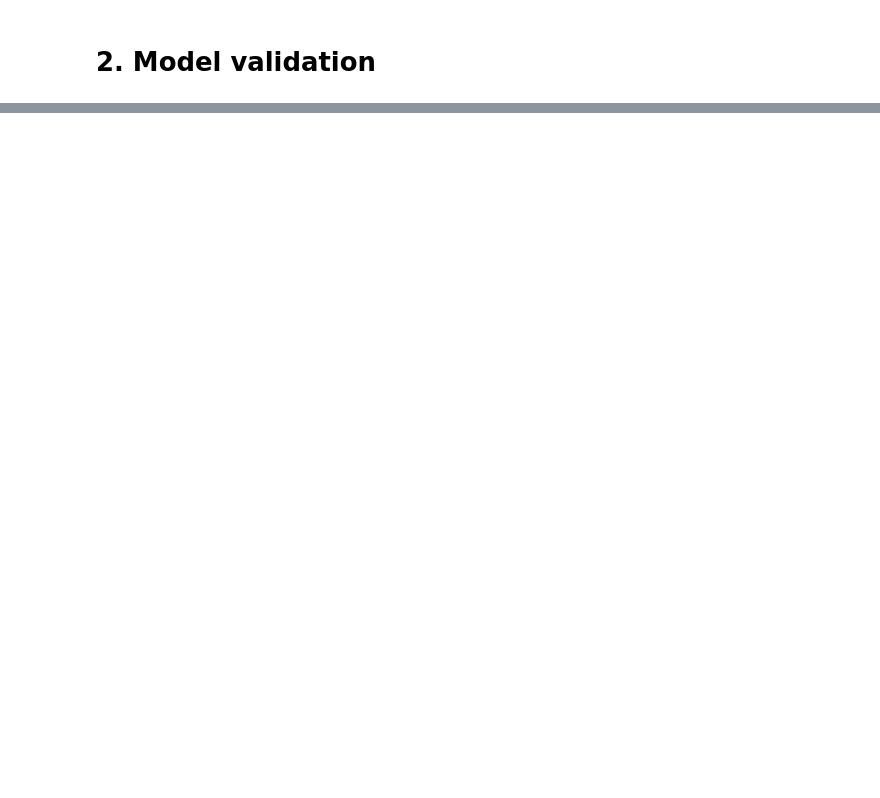
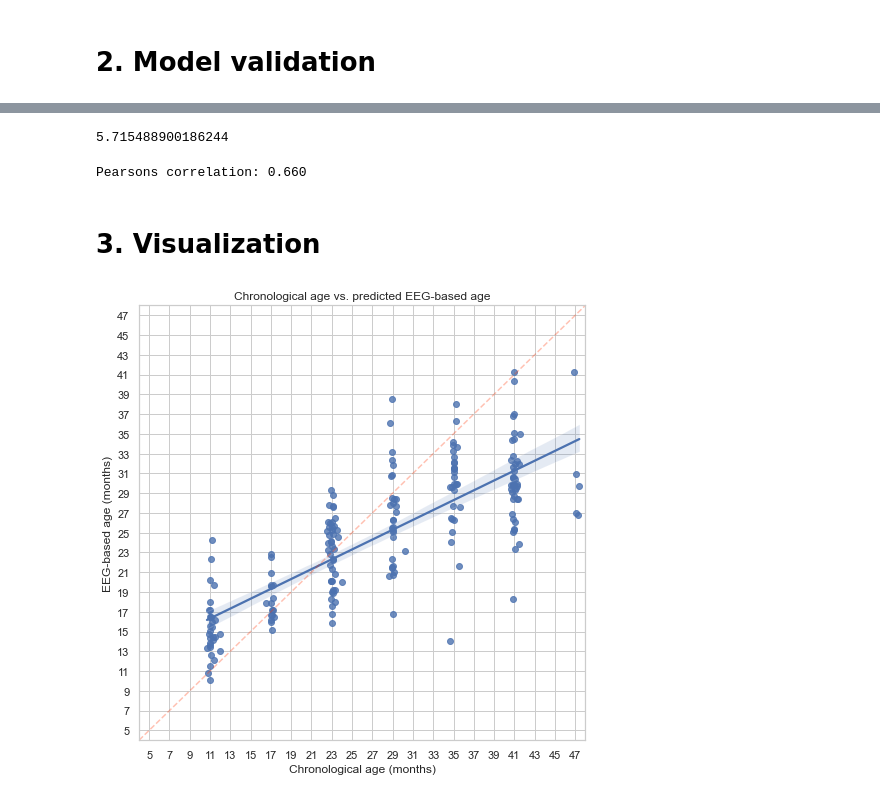
Before and after one commit to epodium/EEG_age_prediction, a Jupyter notebook: Notebooks/Deep learning EEG_model validation_DL.ipynb, the cells around one changed output, grey strips where cells are left out. Cells and saved outputs as stored; diff of their text form; code cells hidden in the pictures; blank space fills up the shorter version.

Commit message:
Adds model uncertainty, vocabulary validation

```diff
--- a/Notebooks/Deep learning EEG_model validation_DL.ipynb
+++ b/Notebooks/Deep learning EEG_model validation_DL.ipynb
@@ -313,0 +414,7 @@ print_few_predictions(loaded_model)
+# %%
+from sklearn.metrics import mean_absolute_error
+
+y_true, y_pred, pred_IDs = test_model_epochs_subsets(loaded_model, IDs_test)
+mean_absolute_error(y_true, y_pred)
+# %% [output]
+5.715488900186244
@@ -313,0 +426,4 @@ print_few_predictions(loaded_model)
+# %%
+corr, spearmancorr, errors_time_N, errors_time_N1 = error_stability_epochs_subsets(loaded_model, IDs_test)
+# %% [output]
+Pearsons correlation: 0.660
@@ -315,0 +437,30 @@ error_stability(loaded_model, IDs_test)
+# %% [markdown]
+# 3. Visualization
+# %%
+import seaborn as sns
+import matplotlib.pyplot as plt
+
+sns.set_theme(style="whitegrid")
+# %%
+%matplotlib inline
+
+fig, ax = plt.subplots(figsize=(8,8))
+sns.regplot(x=y_true, y=y_pred)
+
+ax.set_xlim(4, 48)
+ax.set_ylim(4, 48)
+
+ax.set_xticks(np.arange(5, 48, 2.0))
+ax.set_yticks(np.arange(5, 48, 2.0))
+
+ax.plot(ax.get_xlim(), ax.get_ylim(), ls="--", c=(1,0.2,0,0.3))
+ax.grid()
+ax.set_axisbelow(True)
+
+ax.set_xlabel('Chronological age (months)')
+ax.set_ylabel('EEG-based age (months)')
+ax.set_title('Chronological age vs. predicted EEG-based age')
+
+plt.grid()
+# %% [output]
+[figure, added]
```
Also changed, not shown: parts of 26 cells of this notebook, 1 other file.
